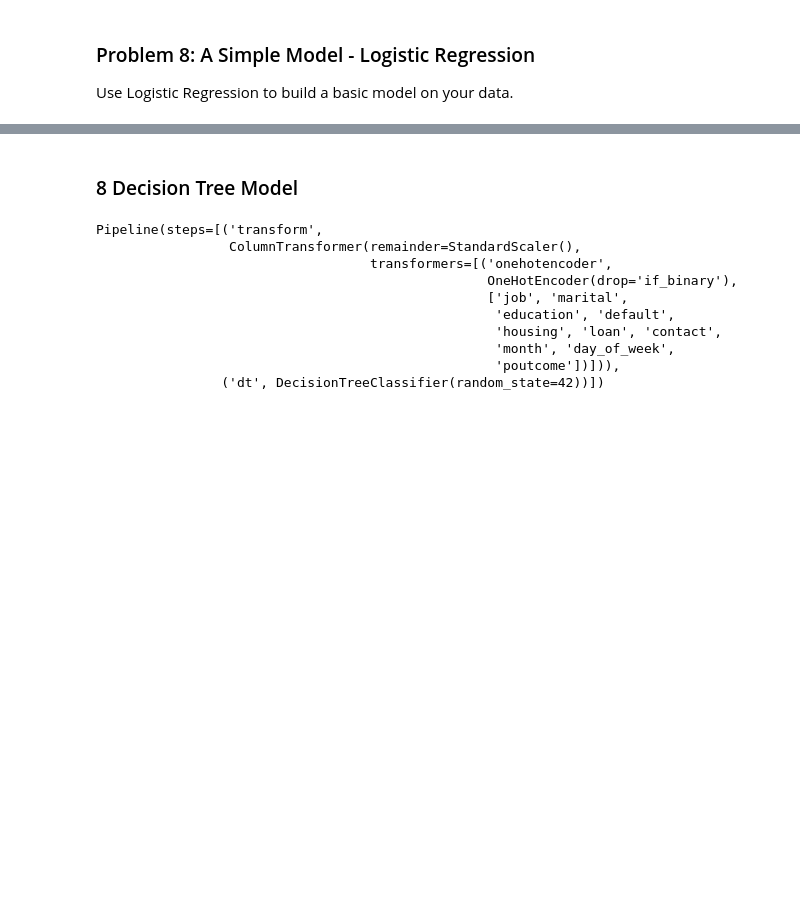
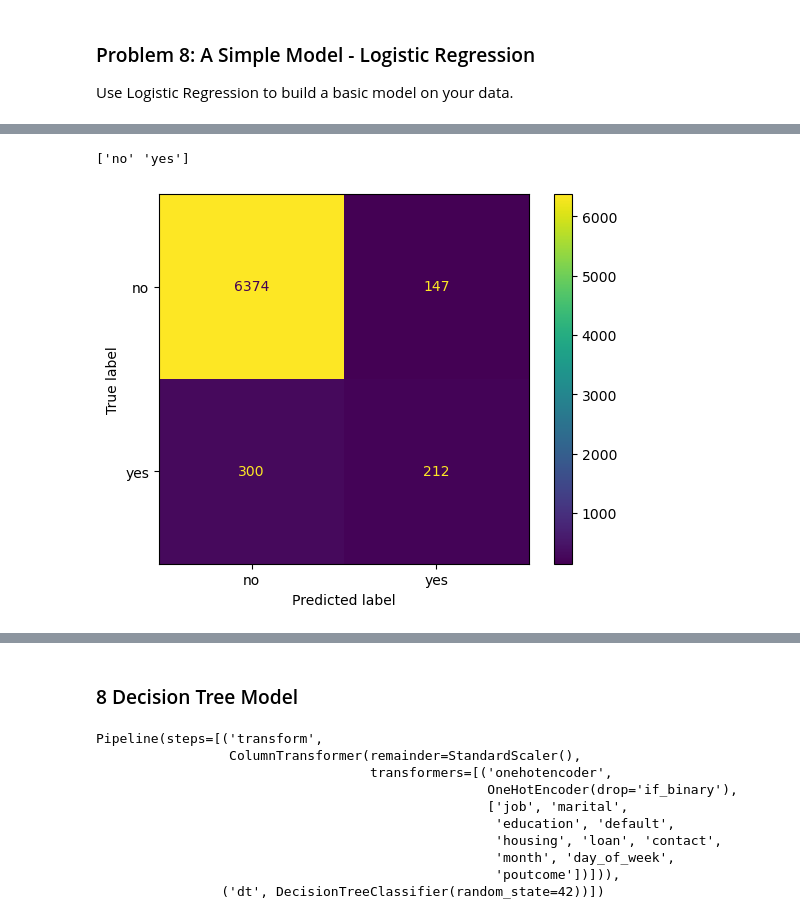
Before and after one commit to mgk2014/PCMLAI-bankcampaign, a Jupyter notebook: prompt_III.ipynb, the cells around one changed output, grey strips where cells are left out. Saved outputs shown, nothing was run; the diff lists cells and outputs as text; code cells hidden in the pictures; blank space fills up the shorter version.

Commit message:
added scoring for LR

```diff
--- a/prompt_III.ipynb
+++ b/prompt_III.ipynb
@@ -493,8 +503,8 @@ Pipeline(steps=[('transform',
                                                    'poutcome'])])),
                 ('knn', KNeighborsClassifier())])
 # %%
-roc_grid = GridSearchCV(estimator=knn_pipe, param_grid={'knn__n_neighbors': range(6, 30, 4)}, scoring='roc_auc')
-roc_grid.fit(X_train, y_train)
-best_k = roc_grid.best_params_['knn__n_neighbors']
-roc_grid.best_params_, roc_grid.best_score_
+knn_grid = GridSearchCV(estimator=knn_pipe, param_grid={'knn__n_neighbors': range(6, 30, 4)}, scoring='roc_auc')
+knn_grid.fit(X_train, y_train)
+best_k = knn_grid.best_params_['knn__n_neighbors']
+knn_grid.best_params_, knn_grid.best_score_
 # %% [output]
@@ -537,6 +543,3 @@ True Positive Rates:  [0.         0.33007812 1.        ]
 ### Problem 8: A Simple Model - Logistic Regression
 
 Use Logistic Regression to build a basic model on your data.
-# %%
-log_pipe = Pipeline([('transform', transformer), ('lr', LogisticRegression())])
-log_pipe.fit(X_train, y_train)
@@ -555,0 +546,9 @@ y_pred = log_pipe.predict(X_test)
+# %%
+params = {'lr__solver': ['liblinear'],
+                   'lr__penalty': ['l1', 'l2'],
+                   'lr__C': [0.01, 0.1, 1, 10, 100]
+                   }
+
+log_pipe = Pipeline([('transform', transformer), ('lr', LogisticRegression())])
+lr_grid = GridSearchCV(log_pipe, params, cv=5, scoring='roc_auc')
+lr_grid
@@ -556,3 +576,6 @@ y_pred = log_pipe.predict(X_test)
+# %%
+lr_grid.fit(X_train, y_train)
+y_pred = lr_grid.predict(X_test)
 # %%
 # evaluate performance
 accuracy = accuracy_score(y_test, y_pred)
@@ -571,0 +595,16 @@ Macro-F1 Score: 0.7267791005982307
+# %%
+
+_classes = lr_grid.best_estimator_.named_steps['lr'].classes_
+print(_classes)
+
+cm = confusion_matrix(y_test, y_pred, labels = _classes)
+cm
+
+disp = ConfusionMatrixDisplay(confusion_matrix = cm,display_labels = _classes)
+
+# show the plot
+disp.plot()
+plt.show()
+# %% [output]
+['no' 'yes']
+[figure, added]
```
Also changed, not shown: parts of 21 cells of this notebook.
